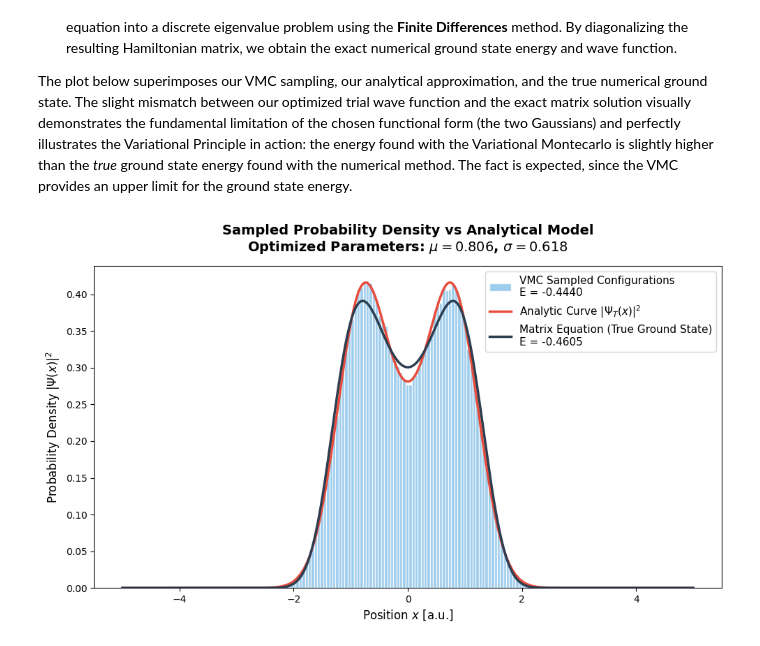
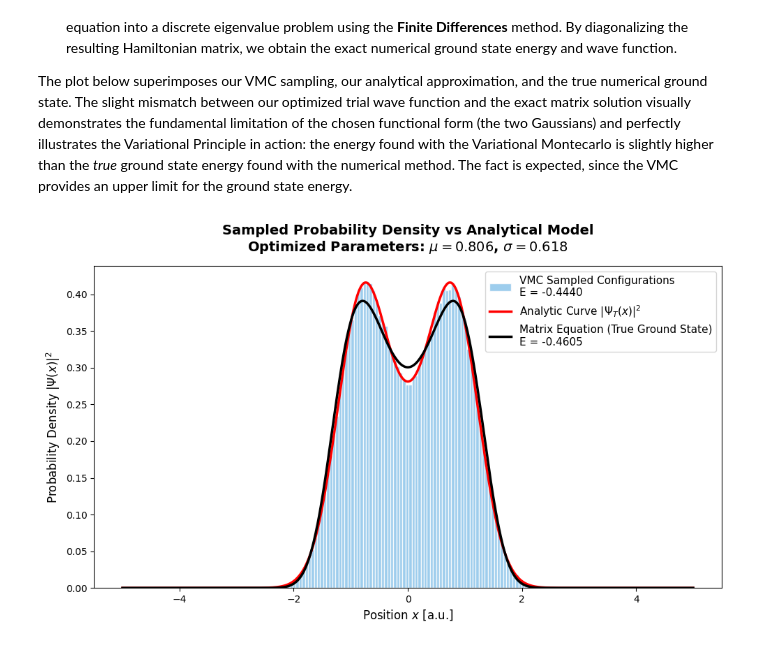
Before and after one commit to giuliagogna/NumericalSimulationLaboratory, a Jupyter notebook: Lab08/analysis8.ipynb, the cells around one changed output. Cells and saved outputs as stored; diff of their text form; code cells hidden in the pictures.

Commit message:
Change colors hist

```diff
--- a/Lab08/analysis8.ipynb
+++ b/Lab08/analysis8.ipynb
@@ -310,32 +310,32 @@ psi_ground_sq = (psi[0])**2
 # %%
 # Sampled Wavefunction vs Analytical vs Numerical
 
 plt.figure(figsize=(10, 6))
 
 # Simulation histogram
 plt.hist(x=x_sampled, bins=100, density=True, color='#85C1E9', edgecolor='white',
          alpha=0.8, label=f'VMC Sampled Configurations\nE = {final_energy:.4f}')
 
 # Analytical curve
 # Normalize first
 y_analytic = psi_T_sq(x_analytic, best_mu, best_sigma) / norm
-plt.plot(x_analytic, y_analytic, color='#E74C3C', linewidth=2.5,
+plt.plot(x_analytic, y_analytic, color='red', linewidth=2.5,
          label=r'Analytic Curve $|\Psi_T(x)|^2$')
 
 # Matrix Numerical Solution
-plt.plot(x_matrix, psi_ground_sq, color='#2C3E50', linewidth=2.5,
+plt.plot(x_matrix, psi_ground_sq, color='black', linewidth=2.5,
          label=f'Matrix Equation (True Ground State)\nE = {E[0]:.4f}')
 
 
 
 plt.xlabel("Position $x$ [a.u.]", fontsize=12)
 plt.ylabel(r"Probability Density $|\Psi(x)|^2$", fontsize=12)
 plt.title(f"Sampled Probability Density vs Analytical Model\n"
           f"Optimized Parameters: $\mu={best_mu:.3f}$, $\sigma={best_sigma:.3f}$",
           fontsize=14, fontweight='bold', pad=15)
 
 plt.legend(fontsize=11)
 plt.tight_layout()
 plt.show()
 # %% [output]
-[figure, old version]
+[figure, new version]
```
